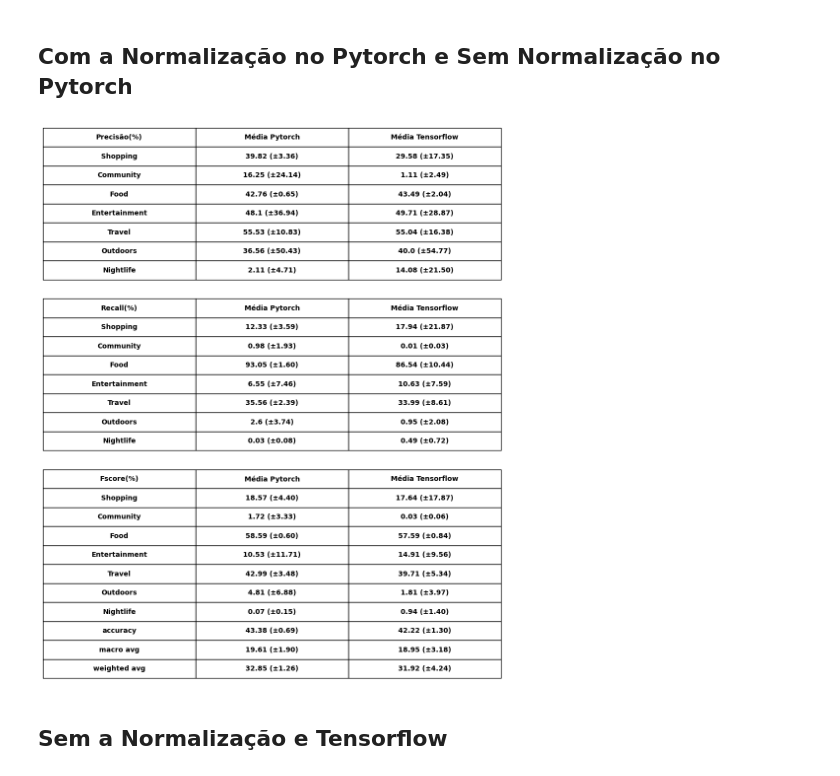
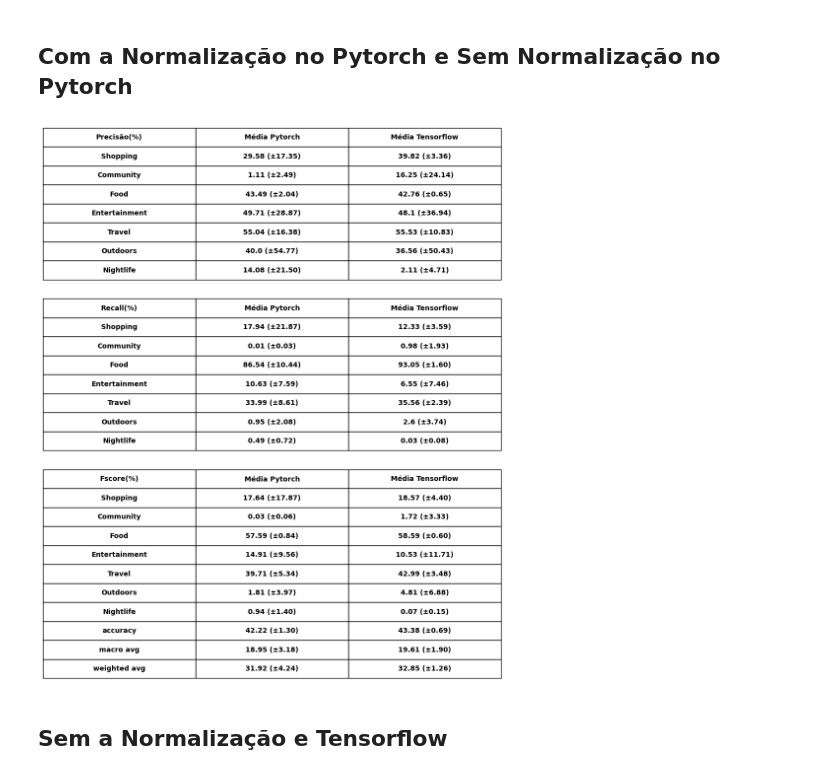
Before and after one commit to TarikSalles/PGC_NN_Pytorch, a Jupyter notebook: Acurácias_com_base_na_Normalização.ipynb, the cells around one changed output. Saved outputs shown, nothing was run; the diff lists cells and outputs as text; code cells hidden in the pictures.

Commit message:
Corrigido erro na tabela

```diff
--- a/Acurácias_com_base_na_Normalização.ipynb
+++ b/Acurácias_com_base_na_Normalização.ipynb
@@ -286,9 +286,9 @@ comparar_tabelas("Alabama/Sem_Preprocess_Norm/output/poi_categorization_job/base
 # %% [markdown]
 ## Com a Normalização no Pytorch e Sem Normalização no Pytorch
 # %%
-comparar_tabelas("Arizona/Sem_Preprocess_Norm/output/poi_categorization_job/base/not_directed/gowalla/US/AL/7_categories/5_folds/1_replications/precision.csv","Arizona/Com_Dupla_Norm/output/poi_categorization_job/base/not_directed/gowalla/US/AL/7_categories/5_folds/1_replications/precision.csv","Precisão","Arizona/Sem_Preprocess_Norm/output/poi_categorization_job/base/not_directed/gowalla/US/AL/7_categories/5_folds/1_replications/recall.csv","Arizona/Com_Dupla_Norm/output/poi_categorization_job/base/not_directed/gowalla/US/AL/7_categories/5_folds/1_replications/recall.csv","Recall","Arizona/Sem_Preprocess_Norm/output/poi_categorization_job/base/not_directed/gowalla/US/AL/7_categories/5_folds/1_replications/fscore.csv","Arizona/Com_Dupla_Norm/output/poi_categorization_job/base/not_directed/gowalla/US/AL/7_categories/5_folds/1_replications/fscore.csv","Fscore")
+comparar_tabelas("Arizona/Com_Dupla_Norm/output/poi_categorization_job/base/not_directed/gowalla/US/AL/7_categories/5_folds/1_replications/precision.csv","Arizona/Sem_Preprocess_Norm/output/poi_categorization_job/base/not_directed/gowalla/US/AL/7_categories/5_folds/1_replications/precision.csv","Precisão","Arizona/Com_Dupla_Norm/output/poi_categorization_job/base/not_directed/gowalla/US/AL/7_categories/5_folds/1_replications/recall.csv","Arizona/Sem_Preprocess_Norm/output/poi_categorization_job/base/not_directed/gowalla/US/AL/7_categories/5_folds/1_replications/recall.csv","Recall","Arizona/Com_Dupla_Norm/output/poi_categorization_job/base/not_directed/gowalla/US/AL/7_categories/5_folds/1_replications/fscore.csv","Arizona/Sem_Preprocess_Norm/output/poi_categorization_job/base/not_directed/gowalla/US/AL/7_categories/5_folds/1_replications/fscore.csv","Fscore")
 # %% [output]
-[figure, old version]
+[figure, new version]
 # %% [markdown]
 ## Sem a Normalização e Tensorflow
 # %%
```
